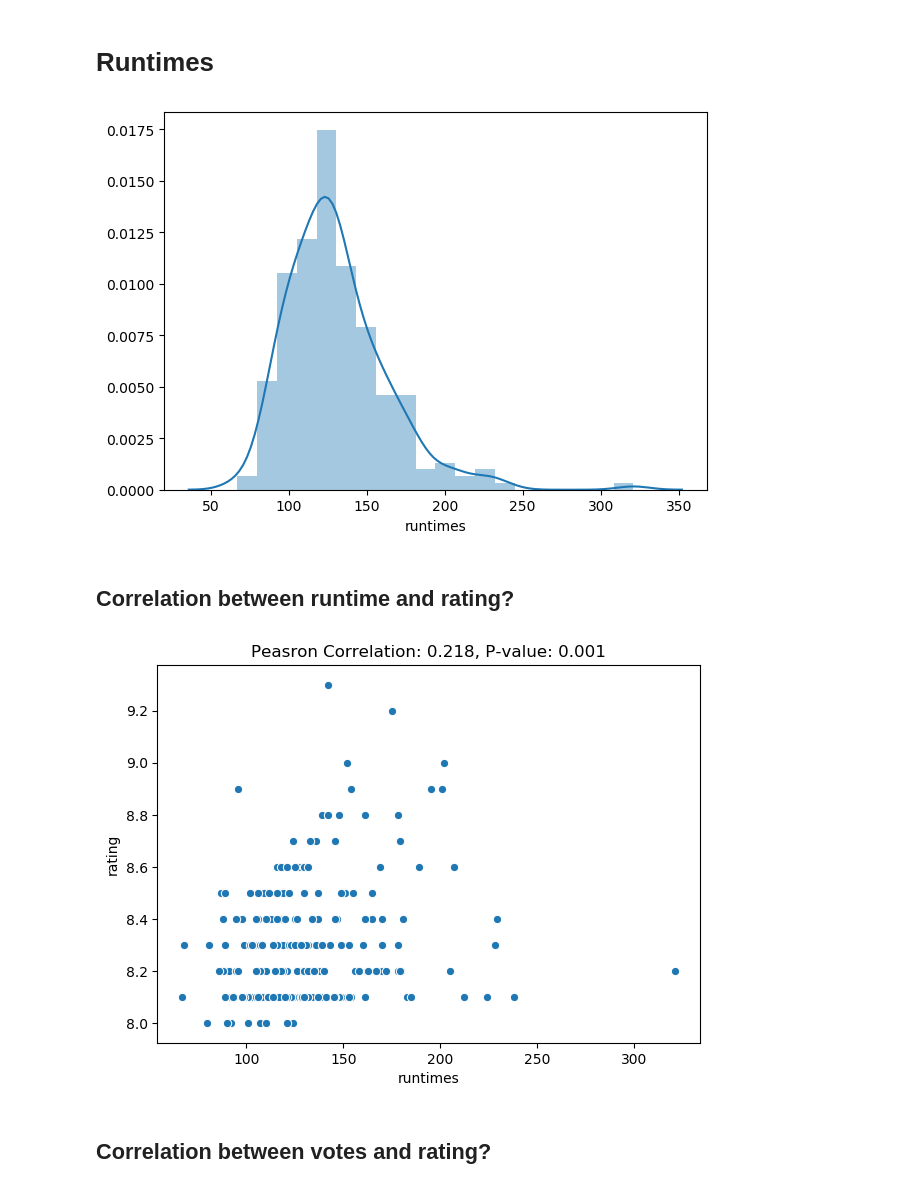
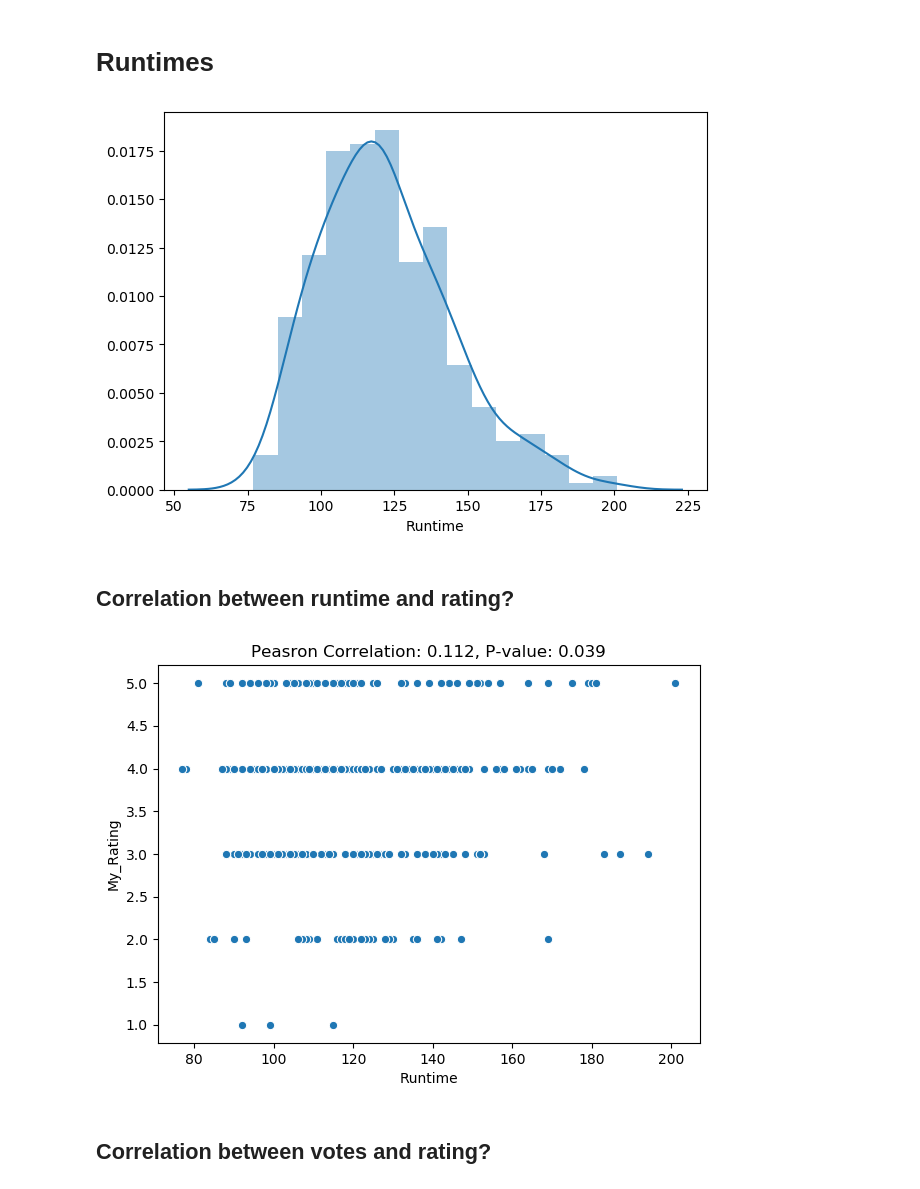
Before and after one commit to rpomponio/cine_factor, a Jupyter notebook: notebooks/data_cleaning_demo.ipynb, the cells around one changed output. Cells and saved outputs as stored; diff of their text form; code cells hidden in the pictures.

```diff
--- a/notebooks/data_cleaning_demo.ipynb
+++ b/notebooks/data_cleaning_demo.ipynb
@@ -12,7 +12,7 @@ plt.rcParams['figure.dpi'] = 100
 plt.rcParams['figure.facecolor'] = 'w'
 # %%
 # load scraped data
-df_raw = pd.read_csv('../data/IMDB_Top250_features_raw.csv')
+df_raw = pd.read_csv('../data/Personal_Movies_Ratings_Features.csv')
 df_raw.info()
 # %% [output]
 <class 'pandas.core.frame.DataFrame'>
@@ -82,19 +99,19 @@ plt.show()
 # %% [markdown]
 # Runtimes
 # %%
-sns.distplot(df_raw.runtimes)
+sns.distplot(df_raw.Runtime)
 plt.show()
 # %% [output]
-[figure, old version]
+[figure, new version]
 # %% [markdown]
 ## Correlation between runtime and rating?
 # %%
-sns.scatterplot(x='runtimes', y='rating', data=df_raw)
+sns.scatterplot(x='Runtime', y='My_Rating', data=df_raw)
 plt.title('Peasron Correlation: %0.3f, P-value: %0.3f' %
-          stats.pearsonr(df_raw.runtimes, df_raw.rating))
+          stats.pearsonr(df_raw.Runtime, df_raw.My_Rating))
 plt.show()
 # %% [output]
-[figure, old version]
+[figure, new version]
 # %% [markdown]
 ## Correlation between votes and rating?
 # %%
```
Also changed, not shown: parts of 30 cells of this notebook, 6 other files.
